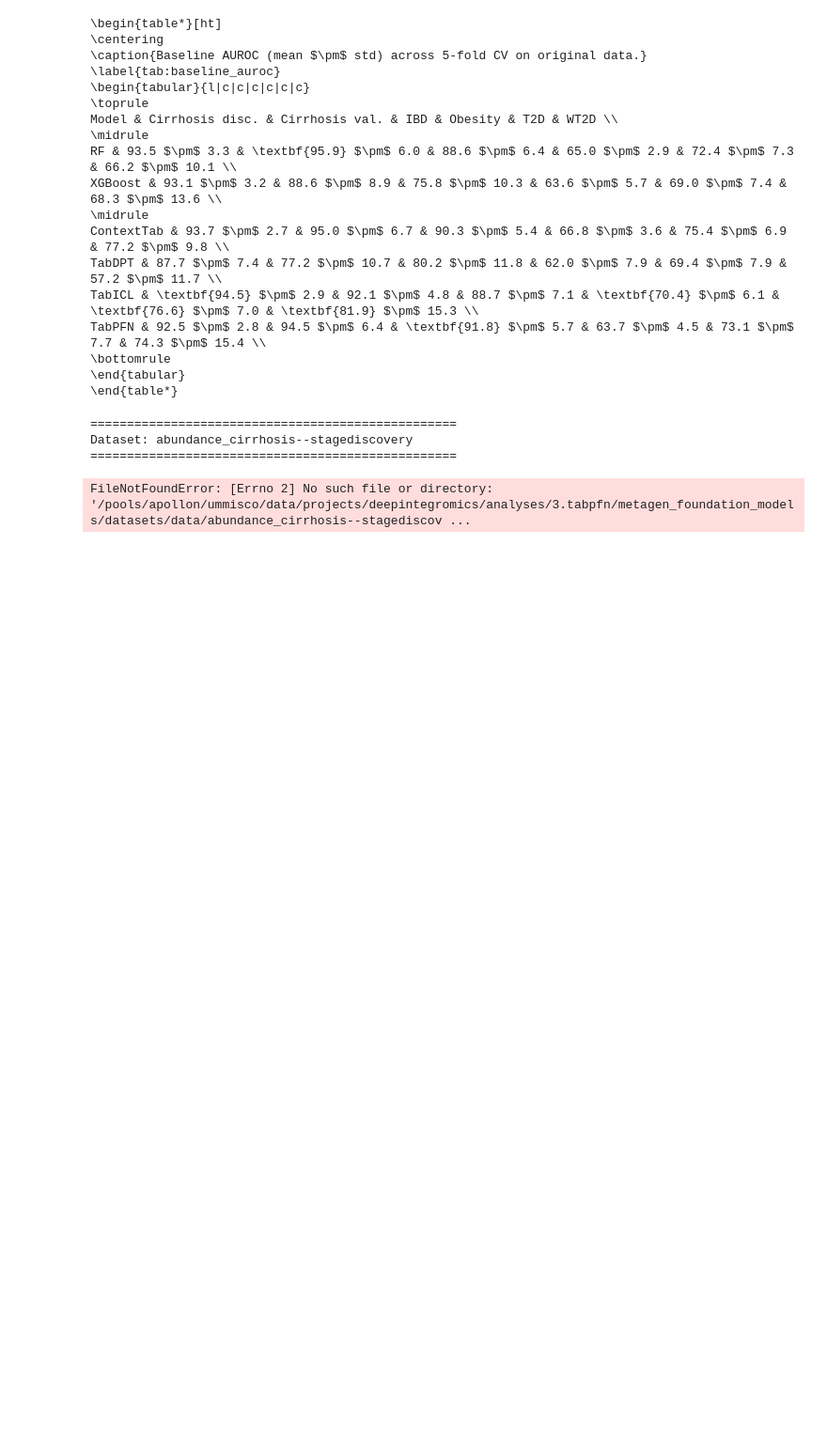
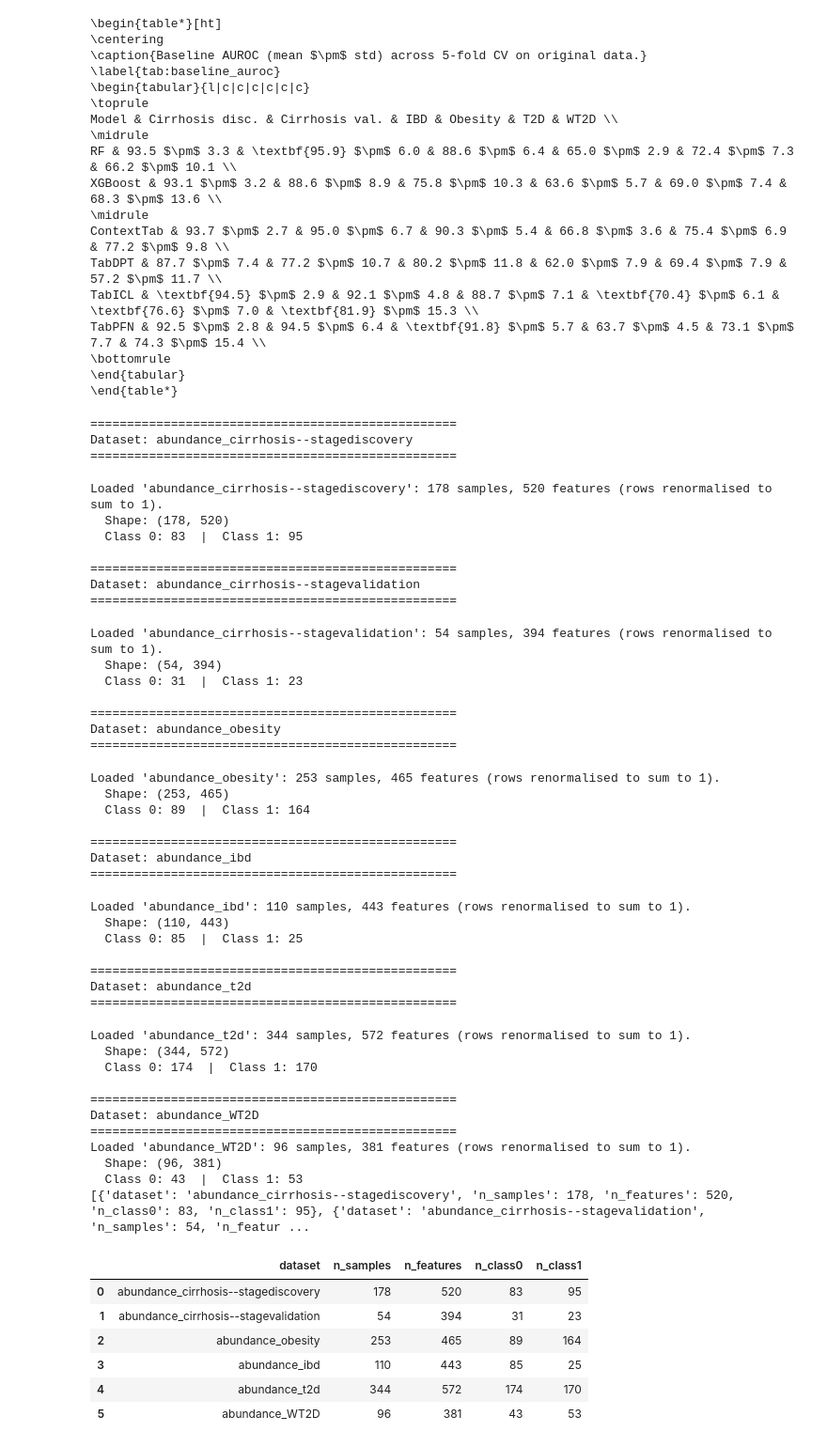
Before and after one commit to UMMISCO/metagenomics-fm, a Jupyter notebook: test.ipynb, the cells around one changed output. Shown at 94% size. Cells and saved outputs as stored; diff of their text form; code cells hidden in the pictures; blank space fills up the shorter version.

```diff
--- a/test.ipynb
+++ b/test.ipynb
@@ -660,31 +660,93 @@ import numpy as np
 import pandas as pd
 import matplotlib.pyplot as plt
 
 
 # sys.path.append('/data/projects/deepintegromics/analyses/3.tabpfn/metagen_foundation_models/')
 from data_generation.data_generator import DataGenerator
 
 DATASETS = [
     'abundance_cirrhosis--stagediscovery',
     'abundance_cirrhosis--stagevalidation',
     'abundance_obesity',
     'abundance_ibd',
     'abundance_t2d',
     'abundance_WT2D',
 ]
 
+rows=[]
 for ax_idx, dataset in enumerate(DATASETS):
     print(f"\n{'='*50}")
     print(f"Dataset: {dataset}")
     print(f"{'='*50}")
 
     gen = DataGenerator(generator_type='zero_imputation', data_source='pasolli')
     gen.load_data(dataset)
     X = gen.X_original.values
     y = gen.y_original.values
+    n_class0 = int((y == 0).sum())
+    n_class1 = int((y == 1).sum())
+
     print(f"  Shape: {X.shape}")
+    print(f"  Class 0: {n_class0}  |  Class 1: {n_class1}")
+
+    rows.append({
+        'dataset':    dataset,
+        'n_samples':  X.shape[0],
+        'n_features': X.shape[1],
+        'n_class0':   n_class0,
+        'n_class1':   n_class1,
+    })
+
+print(rows)
+summary_df = pd.DataFrame(rows)
+summary_df
 # %% [output]
 ==================================================
 Dataset: abundance_cirrhosis--stagediscovery
 ==================================================
-FileNotFoundError: [Errno 2] No such file or directory: '/pools/apollon/ummisco/data/projects/deepintegromics/analyses/3.tabpfn/metagen_foundation_models/datasets/data/abundance_cirrhosis--stagediscov ...
+Loaded 'abundance_cirrhosis--stagediscovery': 178 samples, 520 features (rows renormalised to sum to 1).
+  Shape: (178, 520)
+  Class 0: 83  |  Class 1: 95
+
+==================================================
+Dataset: abundance_cirrhosis--stagevalidation
+==================================================
+Loaded 'abundance_cirrhosis--stagevalidation': 54 samples, 394 features (rows renormalised to sum to 1).
+  Shape: (54, 394)
+  Class 0: 31  |  Class 1: 23
+
+==================================================
+Dataset: abundance_obesity
+==================================================
+Loaded 'abundance_obesity': 253 samples, 465 features (rows renormalised to sum to 1).
+  Shape: (253, 465)
+  Class 0: 89  |  Class 1: 164
+
+==================================================
+Dataset: abundance_ibd
+==================================================
+Loaded 'abundance_ibd': 110 samples, 443 features (rows renormalised to sum to 1).
+  Shape: (110, 443)
+  Class 0: 85  |  Class 1: 25
+
+==================================================
+Dataset: abundance_t2d
+==================================================
+Loaded 'abundance_t2d': 344 samples, 572 features (rows renormalised to sum to 1).
+  Shape: (344, 572)
+  Class 0: 174  |  Class 1: 170
+
+==================================================
+Dataset: abundance_WT2D
+==================================================
+Loaded 'abundance_WT2D': 96 samples, 381 features (rows renormalised to sum to 1).
+  Shape: (96, 381)
+  Class 0: 43  |  Class 1: 53
+[{'dataset': 'abundance_cirrhosis--stagediscovery', 'n_samples': 178, 'n_features': 520, 'n_class0': 83, 'n_class1': 95}, {'dataset': 'abundance_cirrhosis--stagevalidation', 'n_samples': 54, 'n_featur ...
+|  | dataset | n_samples | n_features | n_class0 | n_class1 |
+| 0 | abundance_cirrhosis--stagediscovery | 178 | 520 | 83 | 95 |
+| 1 | abundance_cirrhosis--stagevalidation | 54 | 394 | 31 | 23 |
+| 2 | abundance_obesity | 253 | 465 | 89 | 164 |
+| 3 | abundance_ibd | 110 | 443 | 85 | 25 |
+| 4 | abundance_t2d | 344 | 572 | 174 | 170 |
+| 5 | abundance_WT2D | 96 | 381 | 43 | 53 |
```
